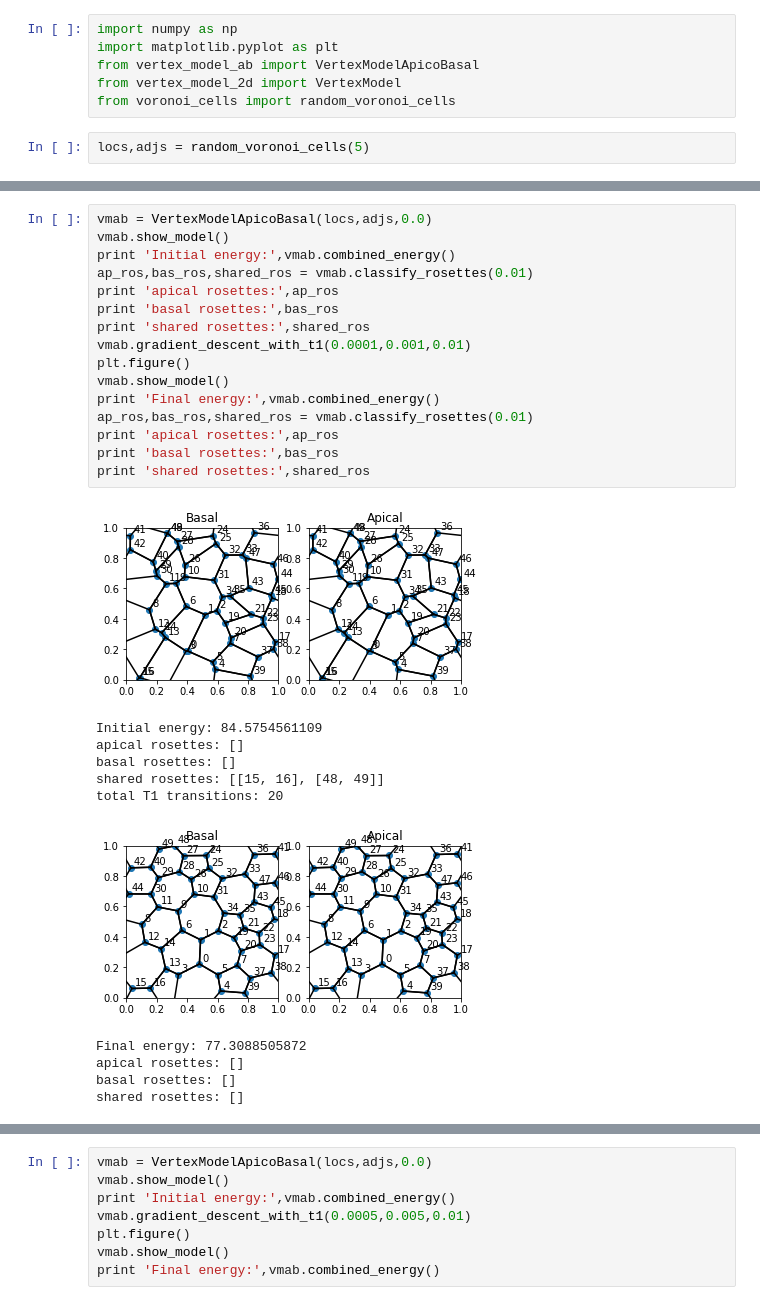
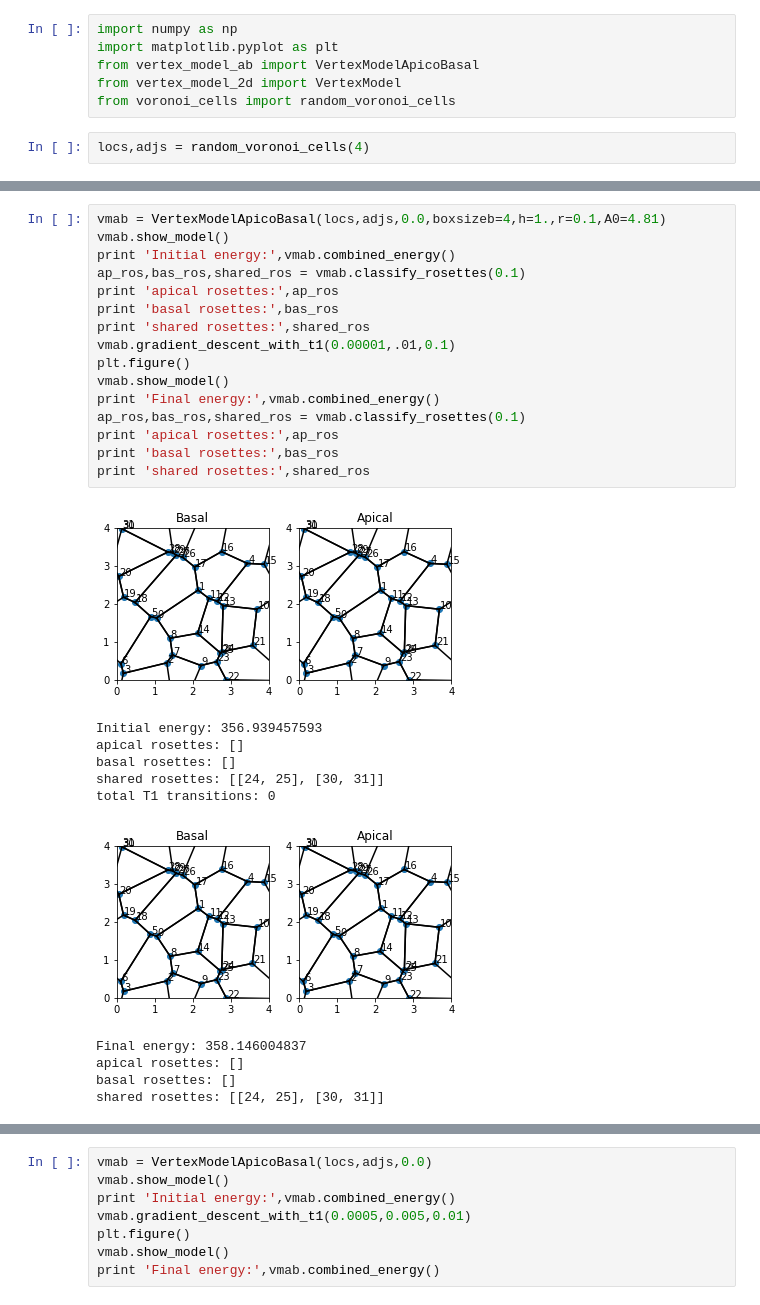
Before and after one commit to vvachh/ab_vertex, a Jupyter notebook: vertexmodel_ab_t1_trans_test.ipynb, the cells around one changed output, grey strips where cells are left out. Cells and saved outputs as stored; diff of their text form.

```diff
--- a/vertexmodel_ab_t1_trans_test.ipynb
+++ b/vertexmodel_ab_t1_trans_test.ipynb
@@ -5,5 +5,5 @@ from vertex_model_ab import VertexModelApicoBasal
 from vertex_model_2d import VertexModel
 from voronoi_cells import random_voronoi_cells
 # %%
-locs,adjs = random_voronoi_cells(5)
+locs,adjs = random_voronoi_cells(4)
 # %%
@@ -26,28 +31,28 @@ rosettes: []
 # %%
-vmab = VertexModelApicoBasal(locs,adjs,0.0)
+vmab = VertexModelApicoBasal(locs,adjs,0.0,boxsizeb=4,h=1.,r=0.1,A0=4.81)
 vmab.show_model()
 print 'Initial energy:',vmab.combined_energy()
-ap_ros,bas_ros,shared_ros = vmab.classify_rosettes(0.01)
+ap_ros,bas_ros,shared_ros = vmab.classify_rosettes(0.1)
 print 'apical rosettes:',ap_ros
 print 'basal rosettes:',bas_ros
 print 'shared rosettes:',shared_ros
-vmab.gradient_descent_with_t1(0.0001,0.001,0.01)
+vmab.gradient_descent_with_t1(0.00001,.01,0.1)
 plt.figure()
 vmab.show_model()
 print 'Final energy:',vmab.combined_energy()
-ap_ros,bas_ros,shared_ros = vmab.classify_rosettes(0.01)
+ap_ros,bas_ros,shared_ros = vmab.classify_rosettes(0.1)
 print 'apical rosettes:',ap_ros
 print 'basal rosettes:',bas_ros
 print 'shared rosettes:',shared_ros
 # %% [output]
-[figure, old version]
+[figure, new version]
-Initial energy: 84.5754561109
+Initial energy: 356.939457593
 apical rosettes: []
 basal rosettes: []
-shared rosettes: [[15, 16], [48, 49]]
-total T1 transitions: 20
+shared rosettes: [[24, 25], [30, 31]]
+total T1 transitions: 0
-[figure, old version]
+[figure, new version]
-Final energy: 77.3088505872
+Final energy: 358.146004837
 apical rosettes: []
 basal rosettes: []
-shared rosettes: []
+shared rosettes: [[24, 25], [30, 31]]
```
Also changed, not shown: parts of 9 cells of this notebook, 3 other files.
